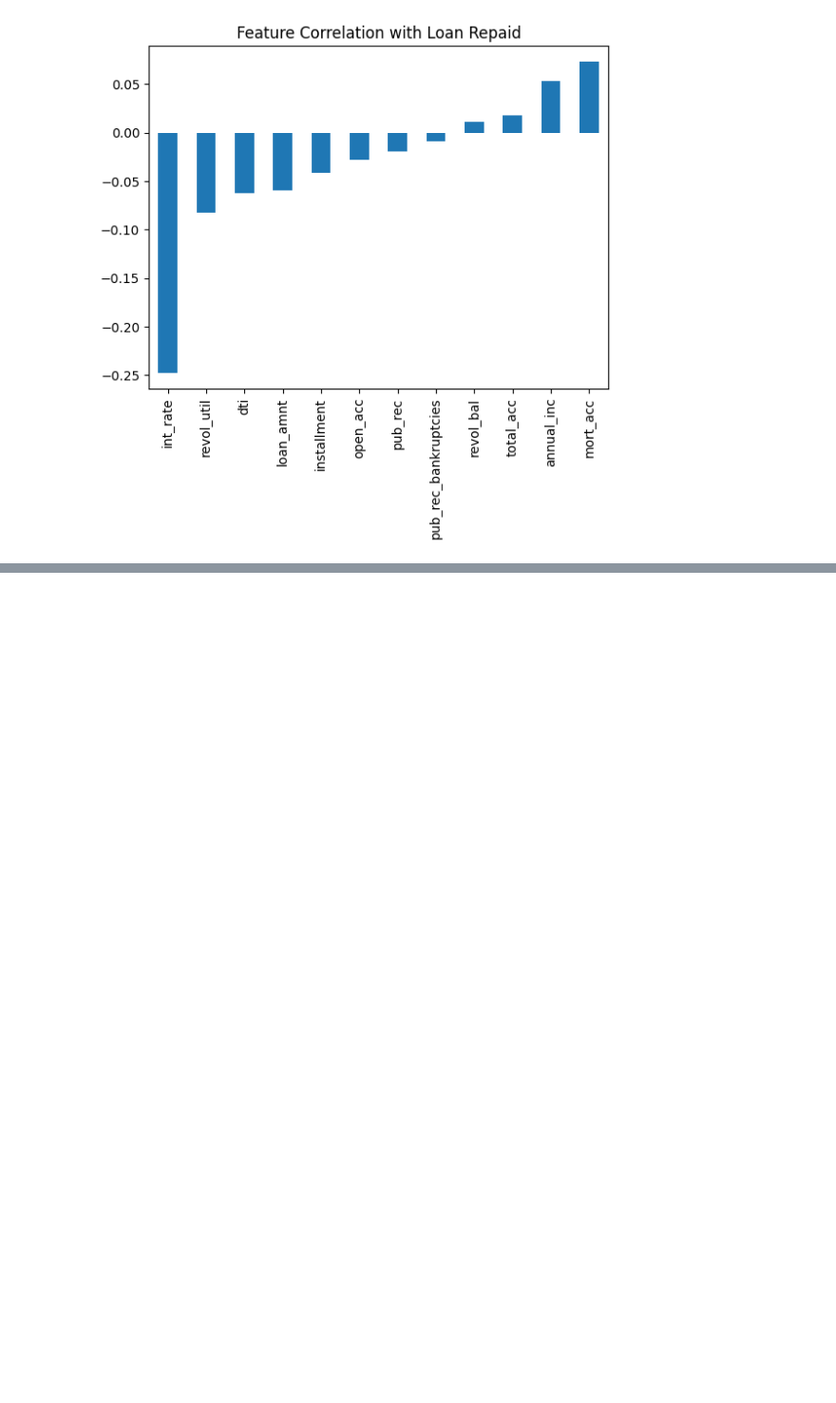
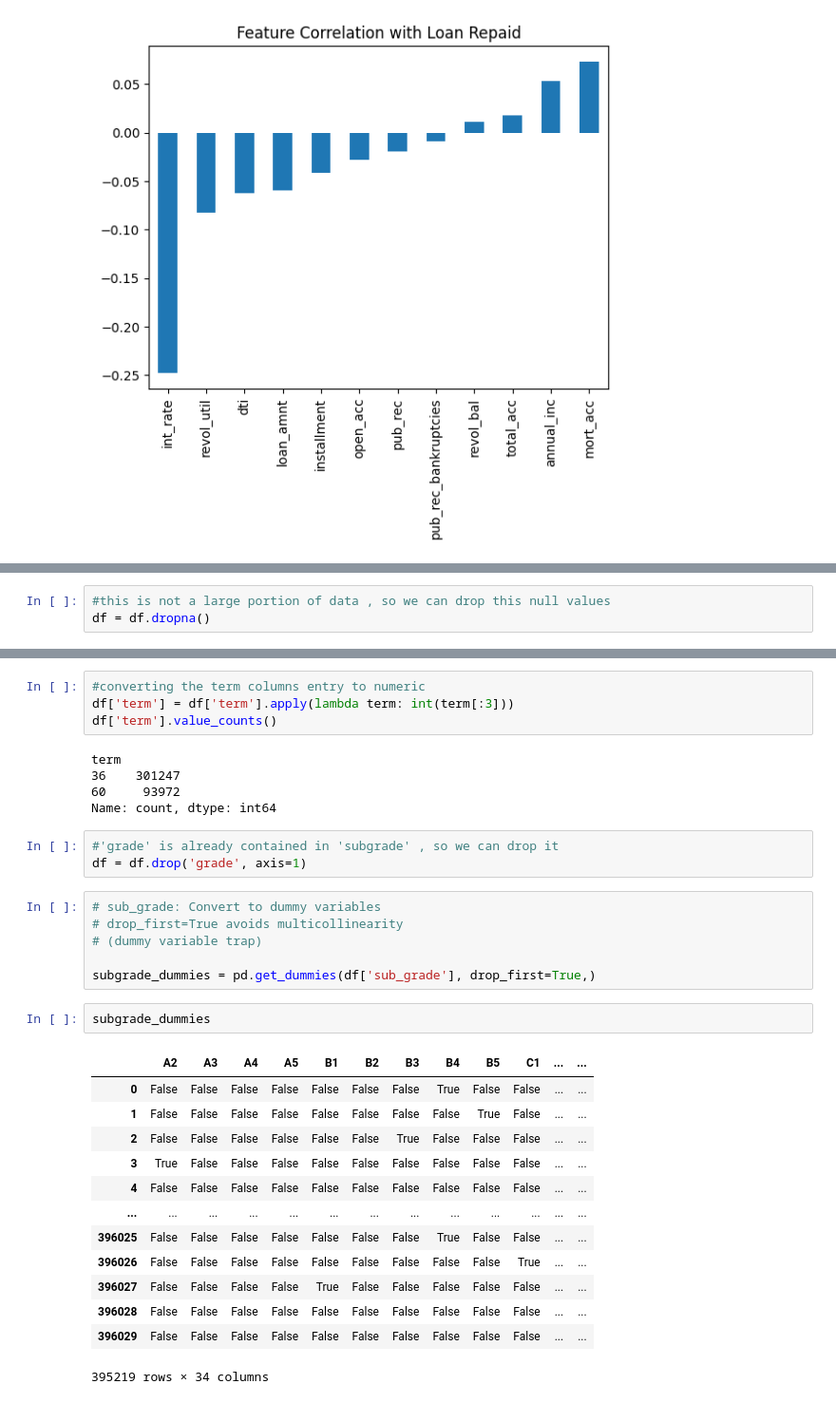
Before and after one commit to yeasiny71/lending-club-loan-prediction, a Jupyter notebook: notebooks/loan_prediction.ipynb, the cells around one changed output, grey strips where cells are left out. Shown at 95% size. Cells and saved outputs as stored; diff of their text form; blank space fills up the shorter version.

```diff
--- a/notebooks/loan_prediction.ipynb
+++ b/notebooks/loan_prediction.ipynb
@@ -204,0 +486,3 @@ Text(0.5, 1.0, 'Feature Correlation with Loan Repaid')
+# %%
+#this is not a large portion of data , so we can drop this null values
+df = df.dropna()
@@ -204,0 +529,34 @@ Text(0.5, 1.0, 'Feature Correlation with Loan Repaid')
+# %%
+#converting the term columns entry to numeric
+df['term'] = df['term'].apply(lambda term: int(term[:3]))
+df['term'].value_counts()
+# %% [output]
+term
+36    301247
+60     93972
+Name: count, dtype: int64
+# %%
+#'grade' is already contained in 'subgrade' , so we can drop it
+df = df.drop('grade', axis=1)
+# %%
+# sub_grade: Convert to dummy variables
+# drop_first=True avoids multicollinearity
+# (dummy variable trap)
+
+subgrade_dummies = pd.get_dummies(df['sub_grade'], drop_first=True,)
+# %%
+subgrade_dummies
+# %% [output]
+|  | A2 | A3 | A4 | A5 | B1 | B2 | B3 | B4 | B5 | C1 | ... | ... |
+| 0 | False | False | False | False | False | False | False | True | False | False | ... | ... |
+| 1 | False | False | False | False | False | False | False | False | True | False | ... | ... |
+| 2 | False | False | False | False | False | False | True | False | False | False | ... | ... |
+| 3 | True | False | False | False | False | False | False | False | False | False | ... | ... |
+| 4 | False | False | False | False | False | False | False | False | False | False | ... | ... |
+| ... | ... | ... | ... | ... | ... | ... | ... | ... | ... | ... | ... | ... |
+| 396025 | False | False | False | False | False | False | False | True | False | False | ... | ... |
+| 396026 | False | False | False | False | False | False | False | False | False | True | ... | ... |
+| 396027 | False | False | False | False | True | False | False | False | False | False | ... | ... |
+| 396028 | False | False | False | False | False | False | False | False | False | False | ... | ... |
+| 396029 | False | False | False | False | False | False | False | False | False | False | ... | ... |
+395219 rows × 34 columns
```
Also changed, not shown: parts of 48 cells of this notebook.
